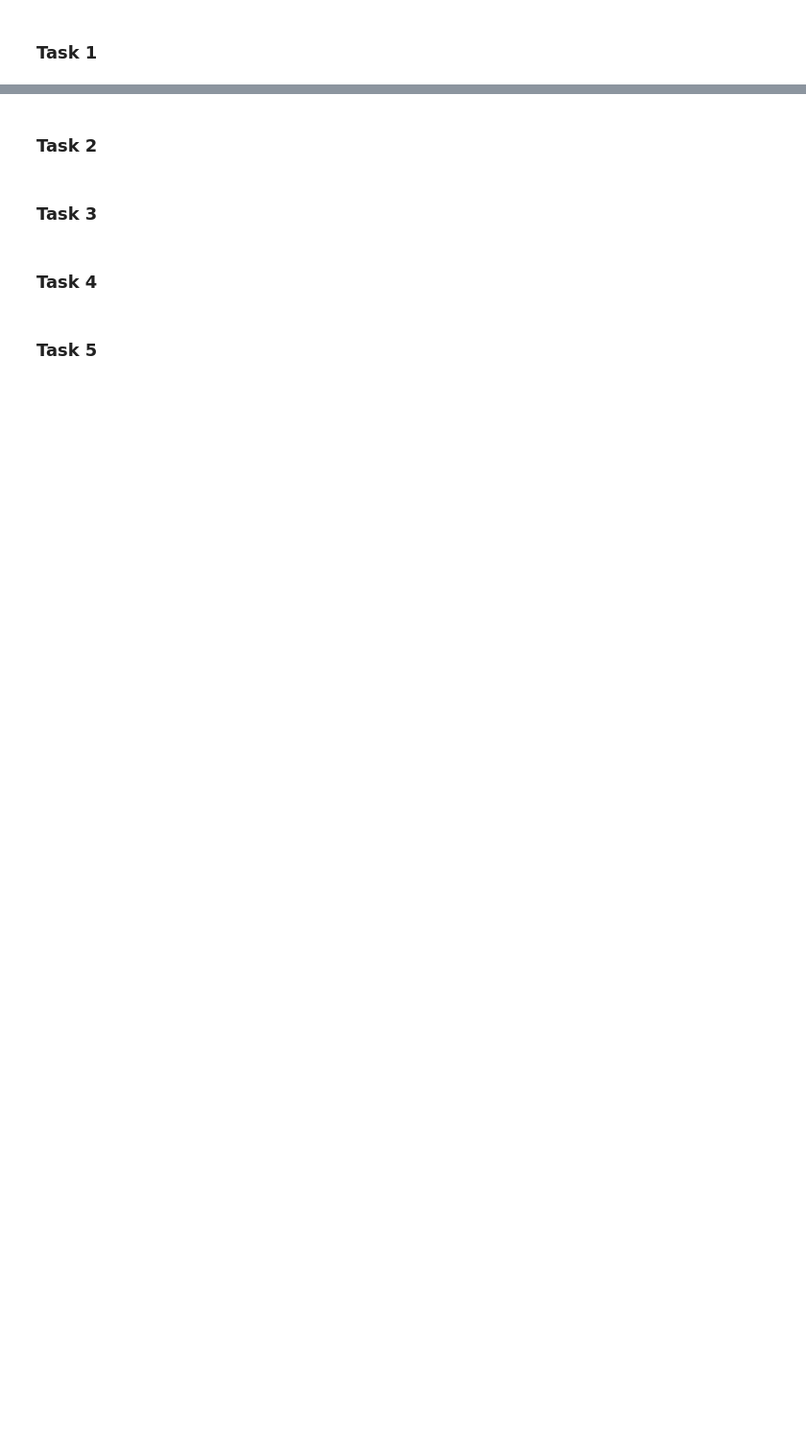
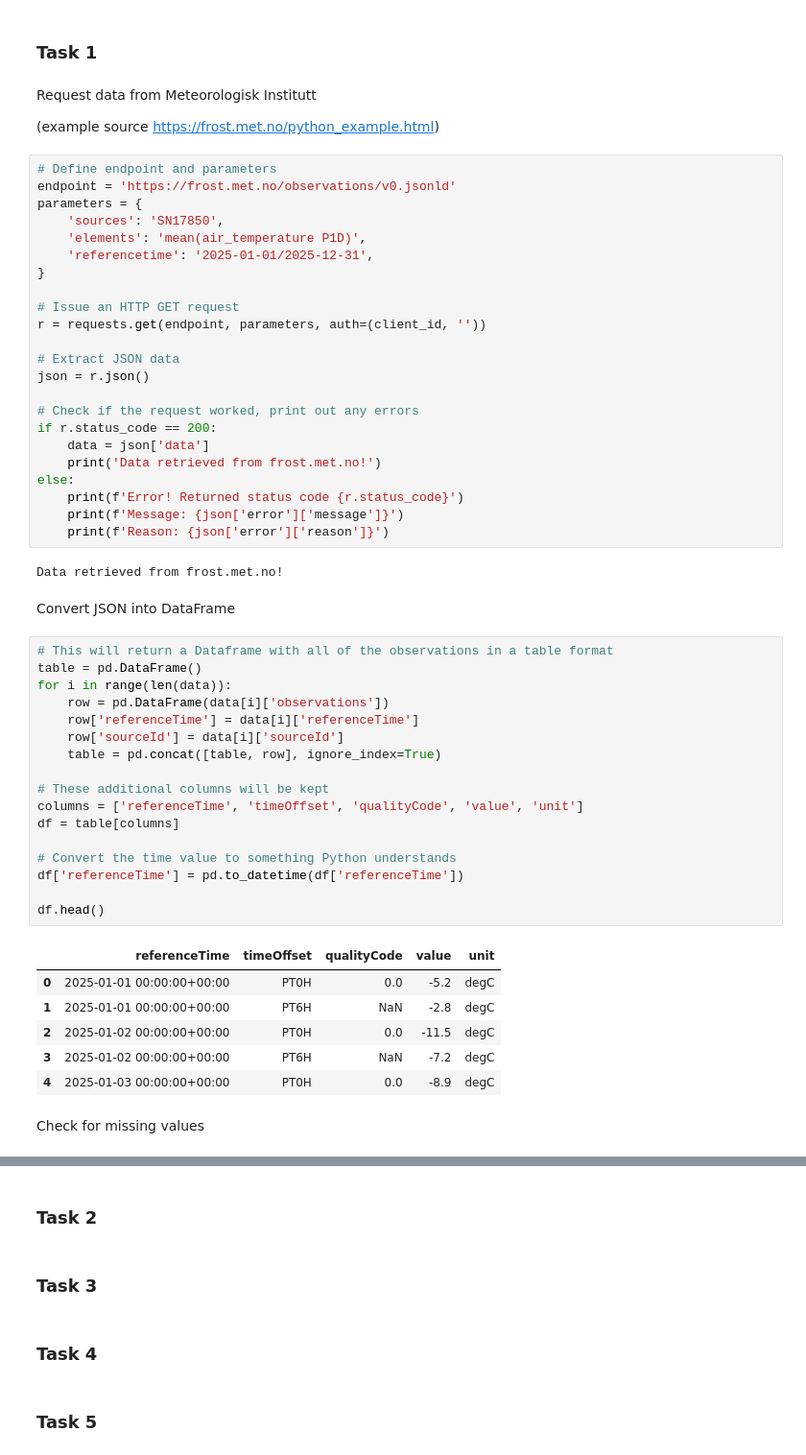
Before and after one commit to Behanix/inf201-deliverables, a Jupyter notebook: deliverable_1.ipynb, the cells around one changed output, grey strips where cells are left out. Shown at 96% size. Saved outputs shown, nothing was run; the diff lists cells and outputs as text; blank space fills up the shorter version.

```diff
--- a/deliverable_1.ipynb
+++ b/deliverable_1.ipynb
@@ -12,2 +28,59 @@ Members:
 # %% [markdown]
 ### Task 1
+# %% [markdown]
+Request data from Meteorologisk Institutt
+
+(example source https://frost.met.no/python_example.html)
+# %%
+# Define endpoint and parameters
+endpoint = 'https://frost.met.no/observations/v0.jsonld'
+parameters = {
+    'sources': 'SN17850',
+    'elements': 'mean(air_temperature P1D)',
+    'referencetime': '2025-01-01/2025-12-31',
+}
+
+# Issue an HTTP GET request
+r = requests.get(endpoint, parameters, auth=(client_id, ''))
+
+# Extract JSON data
+json = r.json()
+
+# Check if the request worked, print out any errors
+if r.status_code == 200:
+    data = json['data']
+    print('Data retrieved from frost.met.no!')
+else:
+    print(f'Error! Returned status code {r.status_code}')
+    print(f'Message: {json['error']['message']}')
+    print(f'Reason: {json['error']['reason']}')
+# %% [output]
+Data retrieved from frost.met.no!
+# %% [markdown]
+Convert JSON into DataFrame
+# %%
+# This will return a Dataframe with all of the observations in a table format
+table = pd.DataFrame()
+for i in range(len(data)):
+    row = pd.DataFrame(data[i]['observations'])
+    row['referenceTime'] = data[i]['referenceTime']
+    row['sourceId'] = data[i]['sourceId']
+    table = pd.concat([table, row], ignore_index=True)
+
+# These additional columns will be kept
+columns = ['referenceTime', 'timeOffset', 'qualityCode', 'value', 'unit']
+df = table[columns]
+
+# Convert the time value to something Python understands
+df['referenceTime'] = pd.to_datetime(df['referenceTime'])
+
+df.head()
+# %% [output]
+|  | referenceTime | timeOffset | qualityCode | value | unit |
+| 0 | 2025-01-01 00:00:00+00:00 | PT0H | 0.0 | -5.2 | degC |
+| 1 | 2025-01-01 00:00:00+00:00 | PT6H | NaN | -2.8 | degC |
+| 2 | 2025-01-02 00:00:00+00:00 | PT0H | 0.0 | -11.5 | degC |
+| 3 | 2025-01-02 00:00:00+00:00 | PT6H | NaN | -7.2 | degC |
+| 4 | 2025-01-03 00:00:00+00:00 | PT0H | 0.0 | -8.9 | degC |
+# %% [markdown]
+Check for missing values
```
Also changed, not shown: parts of 13 cells of this notebook, 2 other files.
